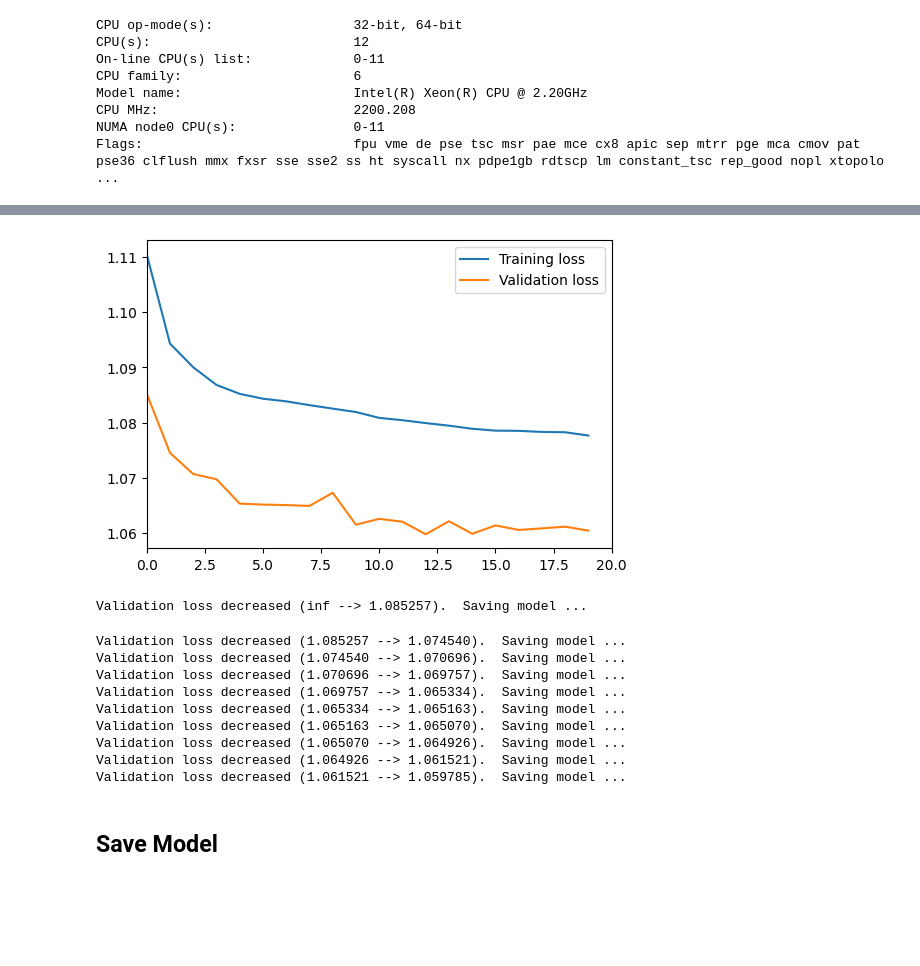
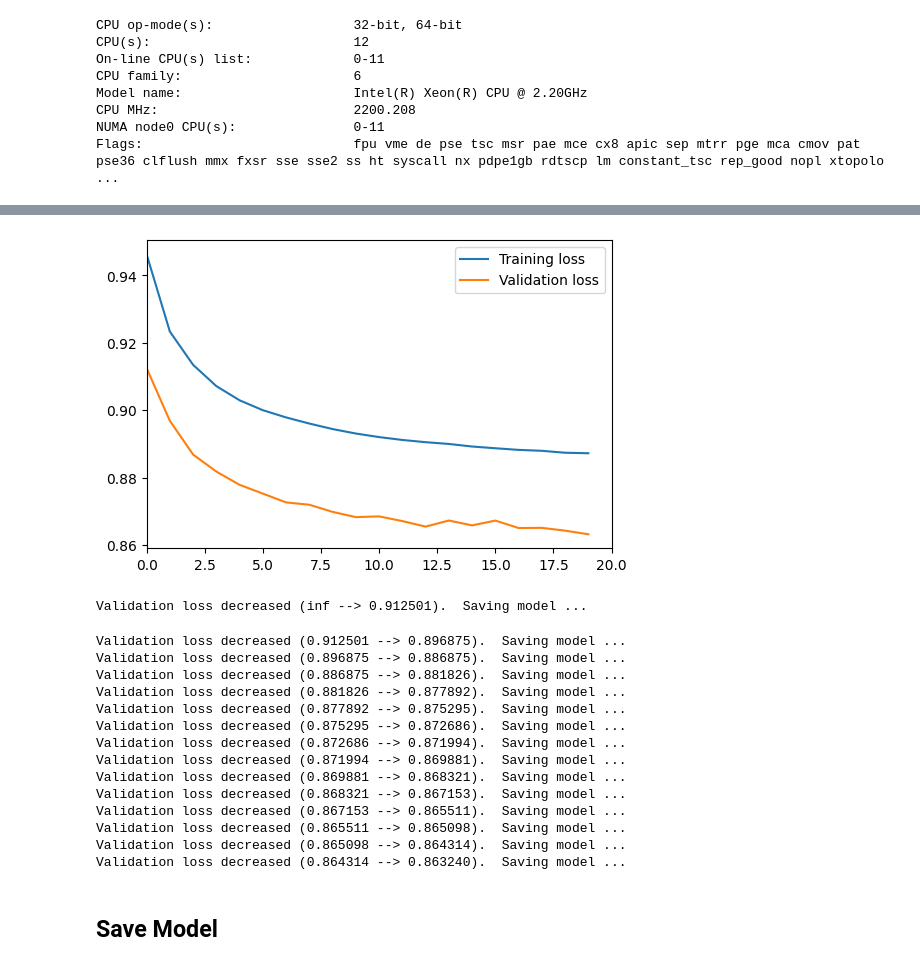
Before and after one commit to appeler/ethnicolr_v2, a Jupyter notebook: notebooks/Transformer_pytorch_label.ipynb, the cells around one changed output, grey strips where cells are left out. Cells and saved outputs as stored; diff of their text form; code cells hidden in the pictures; blank space fills up the shorter version.

```diff
--- a/notebooks/Transformer_pytorch_label.ipynb
+++ b/notebooks/Transformer_pytorch_label.ipynb
@@ -116,0 +119,7 @@ len(df)
+# %%
+# dropping unknown column
+df = df.drop(df[df['race'] == 'unknown'].index)
+# %%
+# combine multi_racial and native_indian to other
+mapping = {'multi_racial': 'other', 'native_indian': 'other'}
+df['race'] = df['race'].replace(mapping)
@@ -136,7 +155,7 @@ df.iloc[0,4]
 # %% [markdown]
 ## Creating Dataset
 # %%
-all_letters = string.ascii_letters + " "
+all_letters = string.ascii_letters + "'- "
 # %%
 all_letters
 # %% [output]
@@ -504,9 +510,26 @@ Model name:                      Intel(R) Xeon(R) CPU @ 2.20GHz
 CPU MHz:                         2200.208
 NUMA node0 CPU(s):               0-11
 Flags:                           fpu vme de pse tsc msr pae mce cx8 apic sep mtrr pge mca cmov pat pse36 clflush mmx fxsr sse sse2 ss ht syscall nx pdpe1gb rdtscp lm constant_tsc rep_good nopl xtopolo ...
+# %%
+class EarlyStopper:
+    def __init__(self, patience=1, min_delta=0):
+        self.patience = patience
+        self.min_delta = min_delta
+        self.counter = 0
+        self.min_validation_loss = np.inf
+
+    def early_stop(self, validation_loss):
+        if validation_loss < self.min_validation_loss:
+            self.min_validation_loss = validation_loss
+            self.counter = 0
+        elif validation_loss > (self.min_validation_loss + self.min_delta):
+            self.counter += 1
+            if self.counter >= self.patience:
+                return True
+        return False
 # %%
 epochs = 20
-lr = 0.001 # 0.005 is very slow
+lr = 0.0001 # 0.005 is very slow
 
 
 # CrossEntropyLoss expects raw prediction values while NLLLoss expects log probabilities.
@@ -517,6 +540,7 @@ criterion = nn.NLLLoss()
 optimizer = AdamW(model.parameters(), lr)
 scheduler = torch.optim.lr_scheduler.StepLR(optimizer, step_size=30, gamma=0.1)
 
+early_stopper = EarlyStopper(patience=5)
 
 mb = master_bar(range(epochs))
 mb.names = ['Training loss', 'Validation loss']
@@ -586,4 +610,7 @@ for epoch in mb:
       val_mean.item()))
       torch.save(model.state_dict(), 'simple_transformer_ethni.pt')
       valid_mean_min = val_mean.item()
+
+  if early_stopper.early_stop(val_mean.item()):
+        break
 # %% [output]
@@ -610,14 +637,19 @@ Epoch 19: Training loss 1.077662 validation loss 1.060434 with lr 0.001000
-[figure, old version]
+[figure, new version]
-Validation loss decreased (inf --> 1.085257).  Saving model ...
+Validation loss decreased (inf --> 0.912501).  Saving model ...
-Validation loss decreased (1.085257 --> 1.074540).  Saving model ...
-Validation loss decreased (1.074540 --> 1.070696).  Saving model ...
-Validation loss decreased (1.070696 --> 1.069757).  Saving model ...
-Validation loss decreased (1.069757 --> 1.065334).  Saving model ...
-Validation loss decreased (1.065334 --> 1.065163).  Saving model ...
-Validation loss decreased (1.065163 --> 1.065070).  Saving model ...
-Validation loss decreased (1.065070 --> 1.064926).  Saving model ...
-Validation loss decreased (1.064926 --> 1.061521).  Saving model ...
-Validation loss decreased (1.061521 --> 1.059785).  Saving model ...
+Validation loss decreased (0.912501 --> 0.896875).  Saving model ...
+Validation loss decreased (0.896875 --> 0.886875).  Saving model ...
+Validation loss decreased (0.886875 --> 0.881826).  Saving model ...
+Validation loss decreased (0.881826 --> 0.877892).  Saving model ...
+Validation loss decreased (0.877892 --> 0.875295).  Saving model ...
+Validation loss decreased (0.875295 --> 0.872686).  Saving model ...
+Validation loss decreased (0.872686 --> 0.871994).  Saving model ...
+Validation loss decreased (0.871994 --> 0.869881).  Saving model ...
+Validation loss decreased (0.869881 --> 0.868321).  Saving model ...
+Validation loss decreased (0.868321 --> 0.867153).  Saving model ...
+Validation loss decreased (0.867153 --> 0.865511).  Saving model ...
+Validation loss decreased (0.865511 --> 0.865098).  Saving model ...
+Validation loss decreased (0.865098 --> 0.864314).  Saving model ...
+Validation loss decreased (0.864314 --> 0.863240).  Saving model ...
 # %% [markdown]
 ## Save Model
 # %%
```
Also changed, not shown: parts of 39 cells of this notebook.
